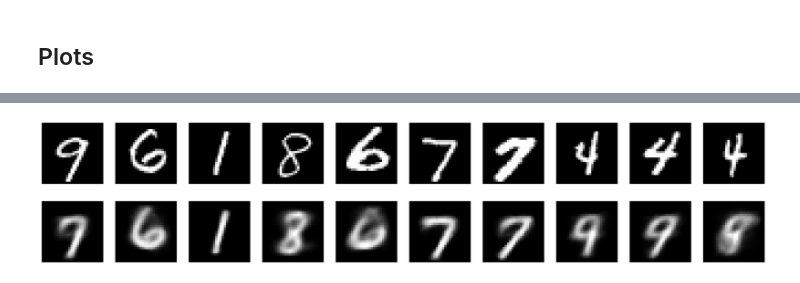
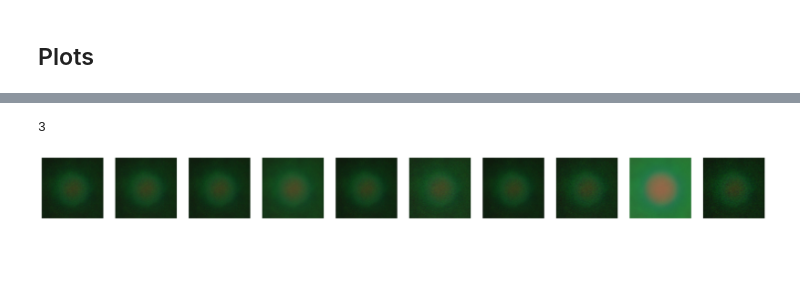
Before and after one commit to Ottohesten/02466-Cell-Profiling, a Jupyter notebook: VAE_own.ipynb, the cells around one changed output, grey strips where cells are left out. Cells and saved outputs as stored; diff of their text form; code cells hidden in the pictures; blank space fills up the shorter version.

```diff
--- a/VAE_own.ipynb
+++ b/VAE_own.ipynb
@@ -199,8 +168,13 @@ TypeError: Invalid shape (3, 68, 68) for image data
-# %%
-# generate new images using decoder
-plot_image_comparison(model, test_loader, cuda)
-# %% [output]
-[figure, removed]
+# %%
+img_shape = (3,68,68)
+len(img_shape)
+# %% [output]
+3
+# %%
+# plot random images generated from the model
+plot_random_images(model, n=10, img_shape=img_shape, cuda=cuda)
+# %% [output]
+[figure, added]
 # %%
 from inference import Inference
 
```
Also changed, not shown: parts of 8 cells of this notebook, 1 other file.
